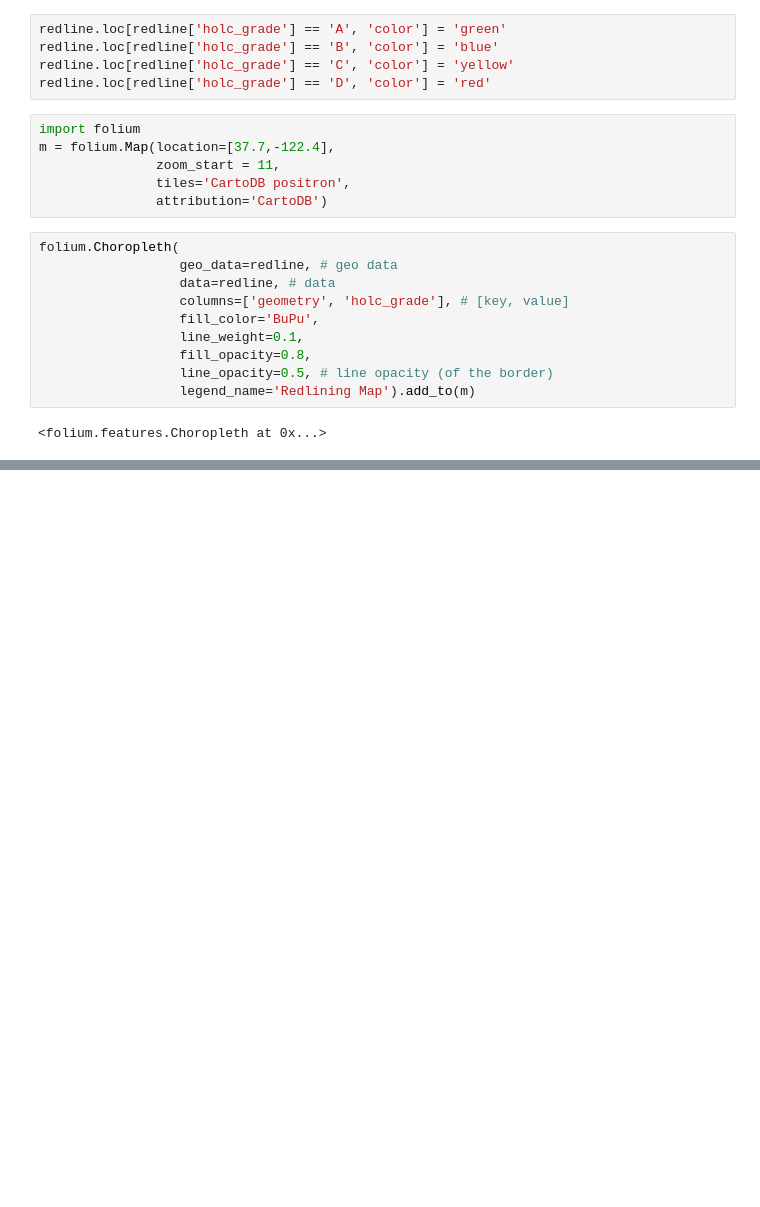
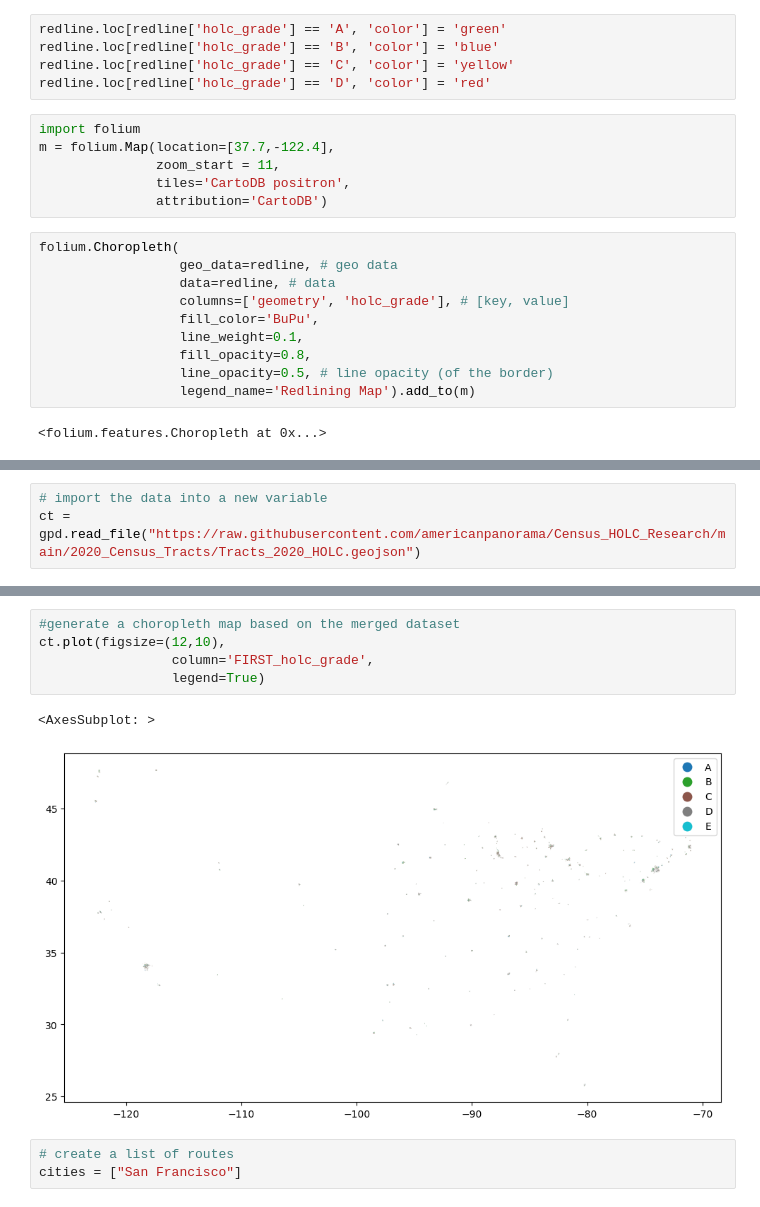
Before and after one commit to tommychandler5/221project, a Jupyter notebook: Group Assignments/W4 Assignment/Historic Redlining Maps.ipynb, the cells around one changed output, grey strips where cells are left out. Saved outputs shown, nothing was run; the diff lists cells and outputs as text; blank space fills up the shorter version.

```diff
--- a/Group Assignments/W4 Assignment/Historic Redlining Maps.ipynb
+++ b/Group Assignments/W4 Assignment/Historic Redlining Maps.ipynb
@@ -136,0 +146,3 @@ folium.Choropleth(
+# %%
+# import the data into a new variable
+ct = gpd.read_file("https://raw.githubusercontent.com/americanpanorama/Census_HOLC_Research/main/2020_Census_Tracts/Tracts_2020_HOLC.geojson")
@@ -136,0 +192,11 @@ folium.Choropleth(
+# %%
+#generate a choropleth map based on the merged dataset
+ct.plot(figsize=(12,10),
+                 column='FIRST_holc_grade',
+                 legend=True)
+# %% [output]
+<AxesSubplot: >
+[figure, added]
+# %%
+# create a list of routes
+cities = ["San Francisco"]
```
Also changed, not shown: parts of 5 cells of this notebook.
